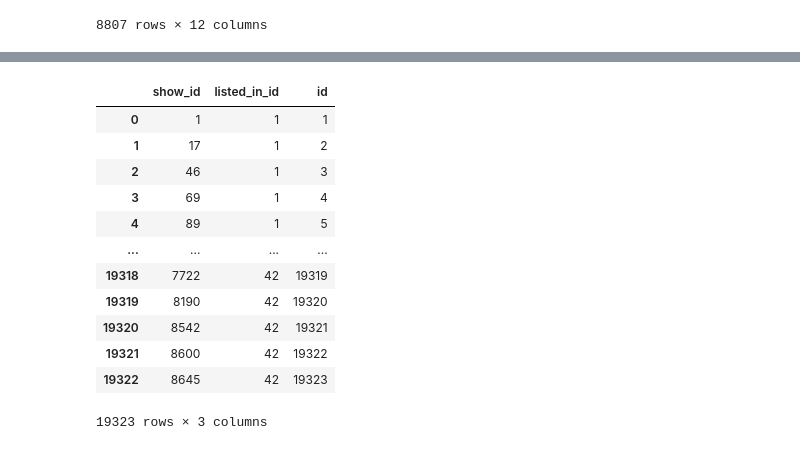
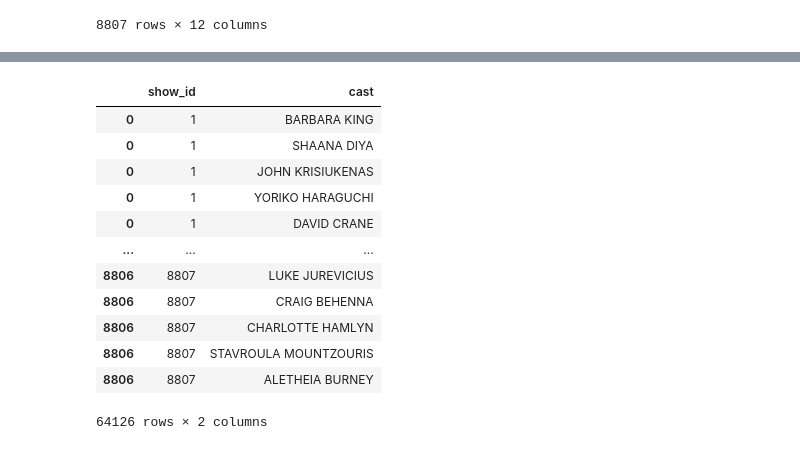
Before and after one commit to vadim-gusak/netflix_dataset, a Jupyter notebook: netflix_transform.ipynb, the cells around one changed output, grey strips where cells are left out. Drawn from its saved outputs; the diff is of its cells as text; code cells hidden in the pictures.

```diff
--- a/netflix_transform.ipynb
+++ b/netflix_transform.ipynb
@@ -268,20 +130,17 @@ show_director
-# %%
-exploded_df = df.loc[:, ['id', 'listed_in']].explode(['listed_in'])
-show_listed_in = pd.merge(exploded_df, listed_in, how='inner', on=['listed_in'])
-show_listed_in = show_listed_in.rename(columns={'id_x': 'show_id', 'id_y': 'listed_in_id'}).drop(columns=['listed_in'])
-show_listed_in.loc[:, 'id'] = show_listed_in.index + 1
-show_listed_in
-# %% [output]
-|  | show_id | listed_in_id | id |
-| 0 | 1 | 1 | 1 |
-| 1 | 17 | 1 | 2 |
-| 2 | 46 | 1 | 3 |
-| 3 | 69 | 1 | 4 |
-| 4 | 89 | 1 | 5 |
-| ... | ... | ... | ... |
-| 19318 | 7722 | 42 | 19319 |
-| 19319 | 8190 | 42 | 19320 |
-| 19320 | 8542 | 42 | 19321 |
-| 19321 | 8600 | 42 | 19322 |
-| 19322 | 8645 | 42 | 19323 |
-19323 rows × 3 columns
+# %%
+show_cast = df.dropna(subset=['cast']).explode(column=['cast']).loc[:, ['id', 'cast']].copy().rename(columns={'id': 'show_id'})
+show_cast
+# %% [output]
+|  | show_id | cast |
+| 0 | 1 | BARBARA KING |
+| 0 | 1 | SHAANA DIYA |
+| 0 | 1 | JOHN KRISIUKENAS |
+| 0 | 1 | YORIKO HARAGUCHI |
+| 0 | 1 | DAVID CRANE |
+| ... | ... | ... |
+| 8806 | 8807 | LUKE JUREVICIUS |
+| 8806 | 8807 | CRAIG BEHENNA |
+| 8806 | 8807 | CHARLOTTE HAMLYN |
+| 8806 | 8807 | STAVROULA MOUNTZOURIS |
+| 8806 | 8807 | ALETHEIA BURNEY |
+64126 rows × 2 columns
```
Also changed, not shown: parts of 18 cells of this notebook.
